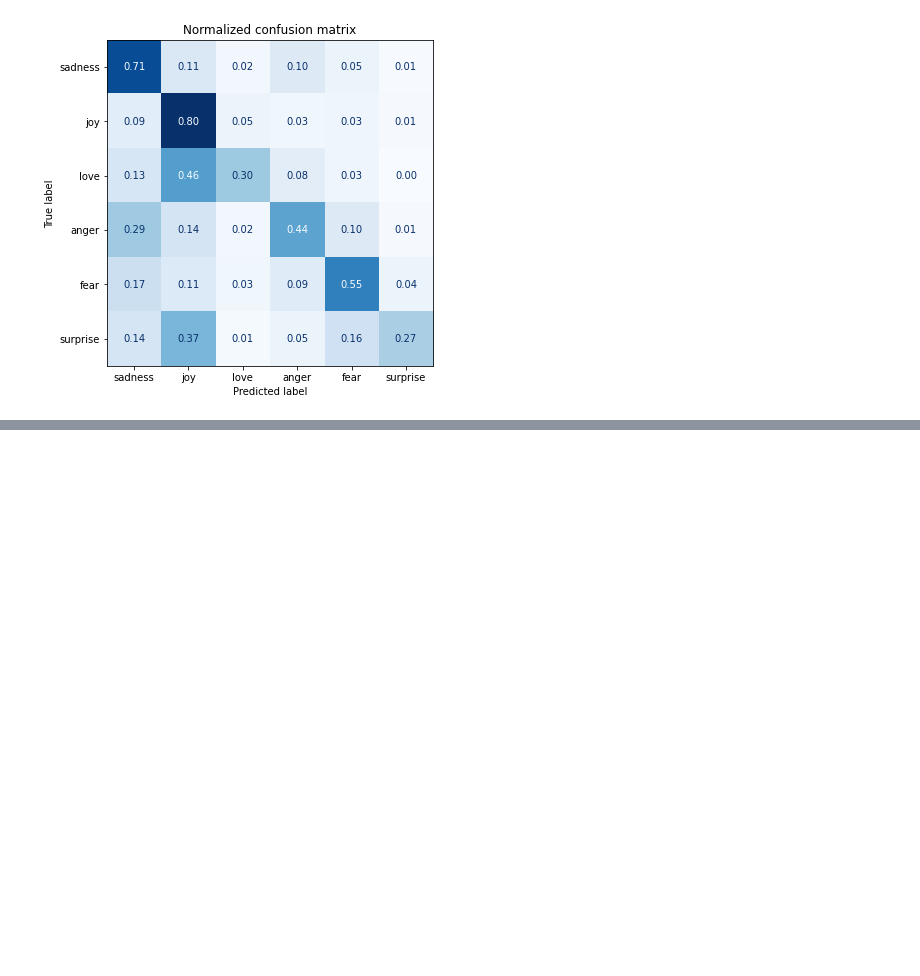
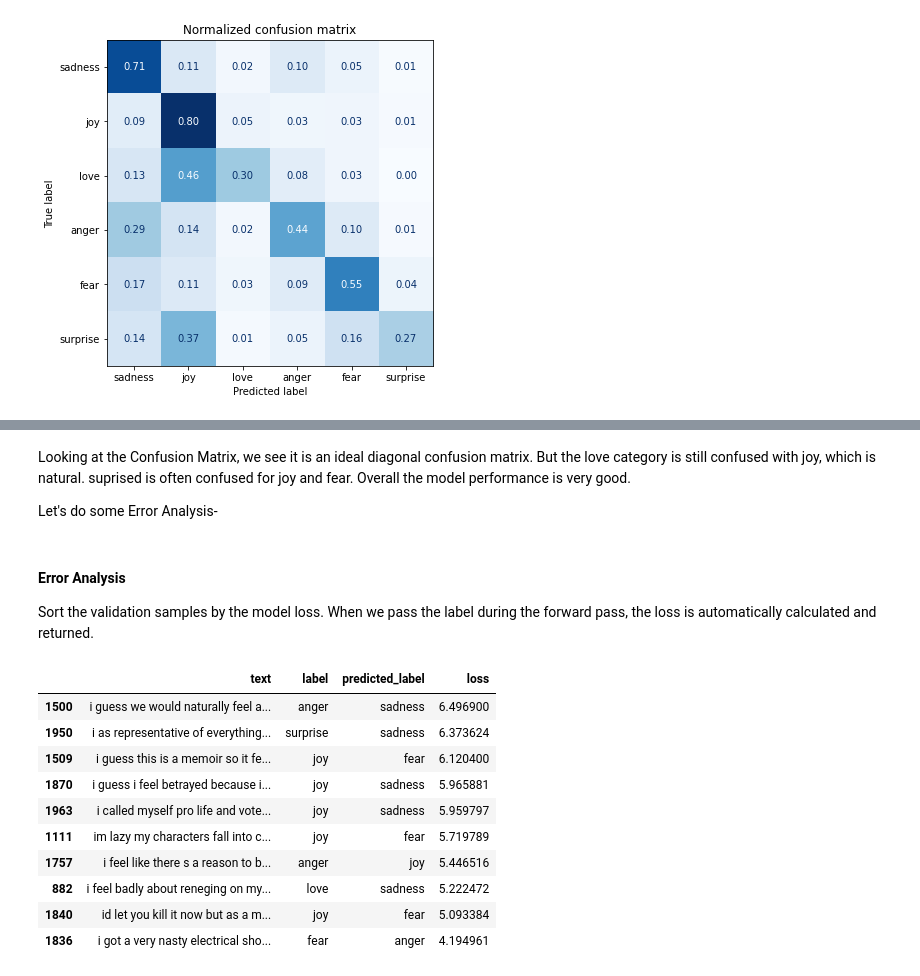
Before and after one commit to SuvroBaner/nlp-with-transformers-extended, a Jupyter notebook: classification.ipynb, the cells around one changed output, grey strips where cells are left out. Drawn from its saved outputs; the diff is of its cells as text; code cells hidden in the pictures; blank space fills up the shorter version.

```diff
--- a/classification.ipynb
+++ b/classification.ipynb
@@ -575,0 +670,8 @@ From the Confusion Matrix we can see that
+# %% [markdown]
+Looking at the Confusion Matrix, we see it is an ideal diagonal confusion matrix. But the love category is still confused with joy, which is natural. suprised is often confused for joy and fear. Overall the model performance is very good.
+
+Let's do some Error Analysis-
+# %% [markdown]
+#### Error Analysis
+
+Sort the validation samples by the model loss. When we pass the label during the forward pass, the loss is automatically calculated and returned.
@@ -575,0 +680,18 @@ From the Confusion Matrix we can see that
+# %%
+def forward_pass_with_label(batch):
+    # Place all the input tensors on the same device as the model
+    inputs = {k:v.to(device) for k, v in batch.items() if k in tokenizer.model_input_names}
+
+    with torch.no_grad():
+        output = model(**inputs)
+        pred_label = torch.argmax(output.logits, axis = -1)
+        loss = cross_entropy(output.logits, batch["label"].to(device), reduction = "none")
+
+    # Place outputs on CPU for compatibility with other dataset columns
+    return {"loss": loss.cpu().numpy(), "predicted_label": pred_label.cpu().numpy()}
+# %%
+emotions_encoded.set_format("torch", columns=["input_ids", "attention_mask", "label"])
+# %%
+# compute loss values-
+
+emotions_encoded["validation"] = emotions_encoded["validation"].map(forward_pass_with_label, batched = True, batch_size = 16)
@@ -575,0 +700,22 @@ From the Confusion Matrix we can see that
+# %%
+emotions_encoded.set_format("pandas")
+cols = ["text", "label", "predicted_label", "loss"]
+df_test = emotions_encoded["validation"][:][cols]
+
+df_test["label"] = df_test["label"].apply(label_int2str)
+
+df_test["predicted_label"] = (df_test["predicted_label"].apply(label_int2str))
+# %%
+df_test.sort_values("loss", ascending=False).head(10)
+# %% [output]
+|  | text | label | predicted_label | loss |
+| 1500 | i guess we would naturally feel a... | anger | sadness | 6.496900 |
+| 1950 | i as representative of everything... | surprise | sadness | 6.373624 |
+| 1509 | i guess this is a memoir so it fe... | joy | fear | 6.120400 |
+| 1870 | i guess i feel betrayed because i... | joy | sadness | 5.965881 |
+| 1963 | i called myself pro life and vote... | joy | sadness | 5.959797 |
+| 1111 | im lazy my characters fall into c... | joy | fear | 5.719789 |
+| 1757 | i feel like there s a reason to b... | anger | joy | 5.446516 |
+| 882 | i feel badly about reneging on my... | love | sadness | 5.222472 |
+| 1840 | id let you kill it now but as a m... | joy | fear | 5.093384 |
+| 1836 | i got a very nasty electrical sho... | fear | anger | 4.194961 |
```
Also changed, not shown: parts of 33 cells of this notebook, 1 other file.
